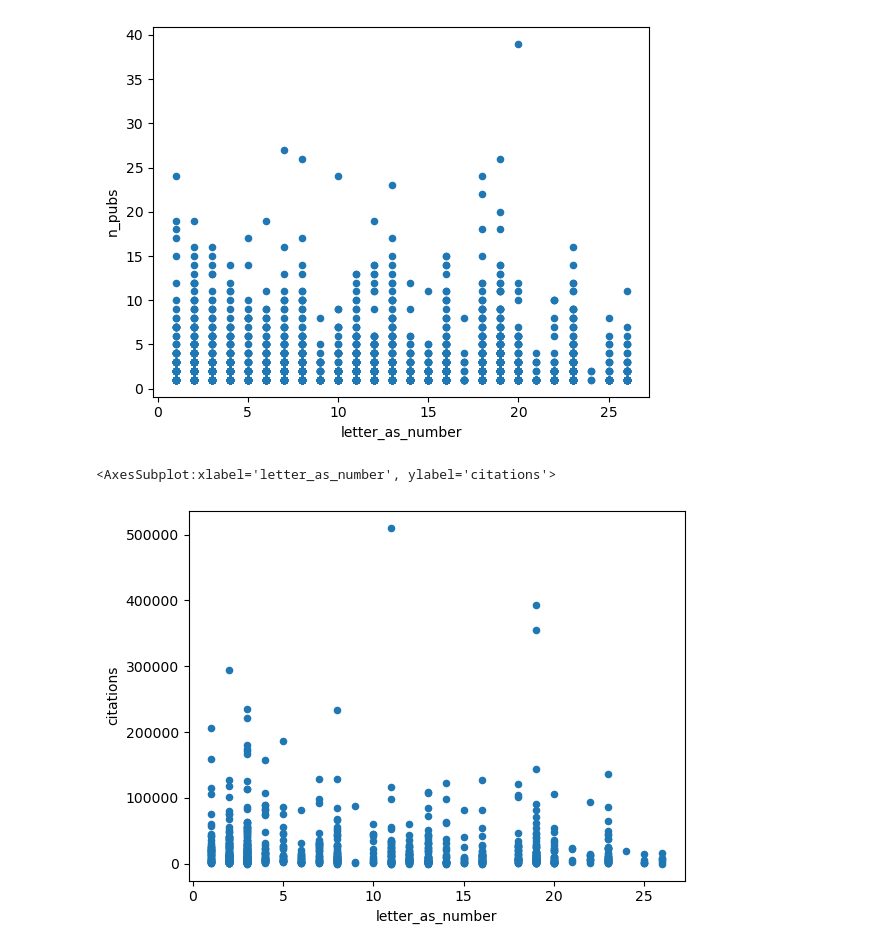
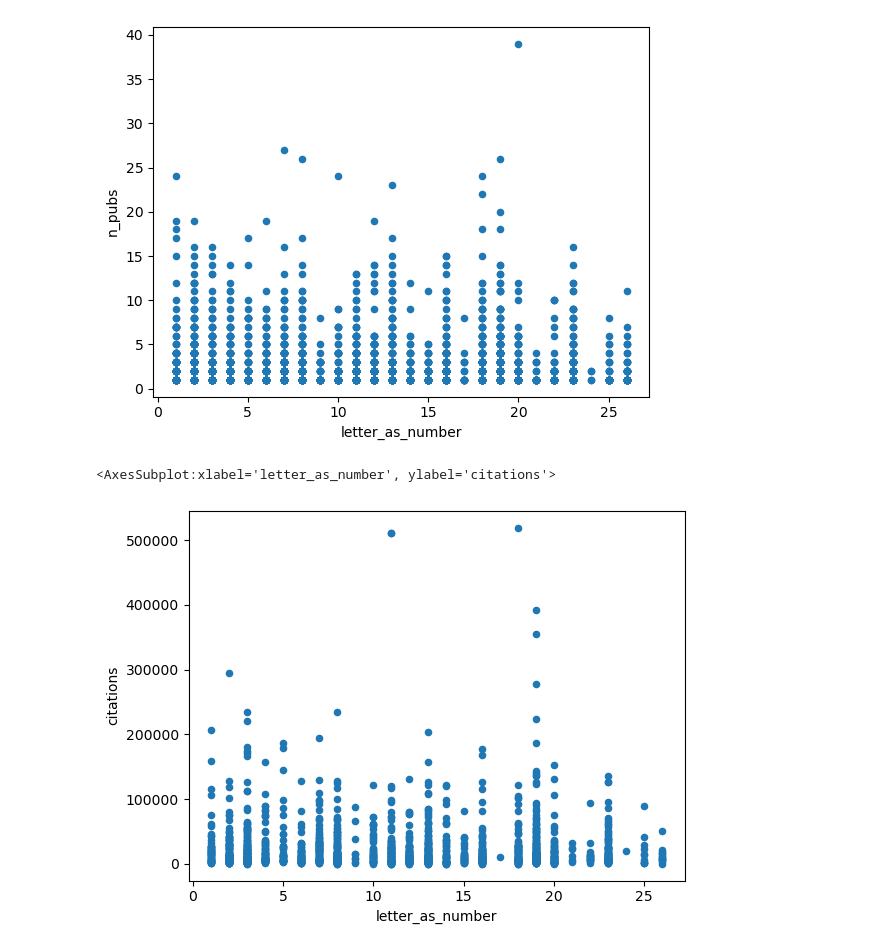
Before and after one commit to silva-cole/ecma31350-final-project, a Jupyter notebook: code/Initial Analysis.ipynb, the cells around one changed output. Saved outputs shown, nothing was run; the diff lists cells and outputs as text; code cells hidden in the pictures.

Commit message:
incorporates last of extracted data

```diff
--- a/code/Initial Analysis.ipynb
+++ b/code/Initial Analysis.ipynb
@@ -176,24 +176,26 @@ avg_ranks.plot(kind = "scatter", x = "letter_as_number", y = "n_pubs")
 # %%
 n_cits1 = pd.read_csv("../data/extracted.csv")
 n_cits2 = pd.read_csv("../data/extracted2.csv")
 n_cits3 = pd.read_csv("../data/extracted3.csv")
+n_cits4 = pd.read_csv("../data/extracted4.csv")
+n_cits5 = pd.read_csv("../data/extracted5.csv")
 
-n_cits = pd.concat([n_cits1, n_cits2, n_cits3])
+n_cits = pd.concat([n_cits1, n_cits2, n_cits3, n_cits4, n_cits5])
 
 n_cits = n_cits.dropna(how = "all")
 n_cits = n_cits.rename(columns = {'Field1' :"lname", 'Field2' : "first_letter_fname", 'Field3': "position", 'Time' : "citations"})
 n_cits['first_letter_fname'] = n_cits['first_letter_fname'].fillna(n_cits['lname'])
 n_cits['first_letter_fname'] = n_cits['first_letter_fname'].str[0]
 n_cits['lname'] = n_cits['lname'].str.split().str[-1]
 n_cits['citations'] = n_cits['citations'].str.split().str[-1]
 n_cits['citations'] = pd.to_numeric(n_cits['citations'])
 
 n_cits['letter_as_number'] = n_cits['lname'].str[0].apply(letter_to_number, args = (letter_dict,))
 
 n_cits.plot(kind = "scatter", x = "letter_as_number", y = "citations")
 # %% [output]
 <AxesSubplot:xlabel='letter_as_number', ylabel='citations'>
-[figure, old version]
+[figure, new version]
 # %%
 # apply functions to df
 faculty_df['first_letter'] = faculty_df['lname'].apply(first_letter)
```
Also changed, not shown: parts of 14 cells of this notebook, 2 other files.
